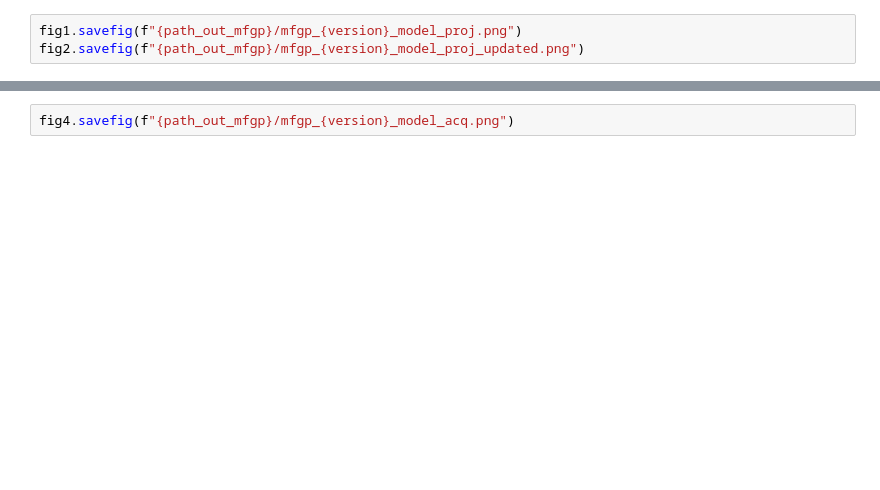
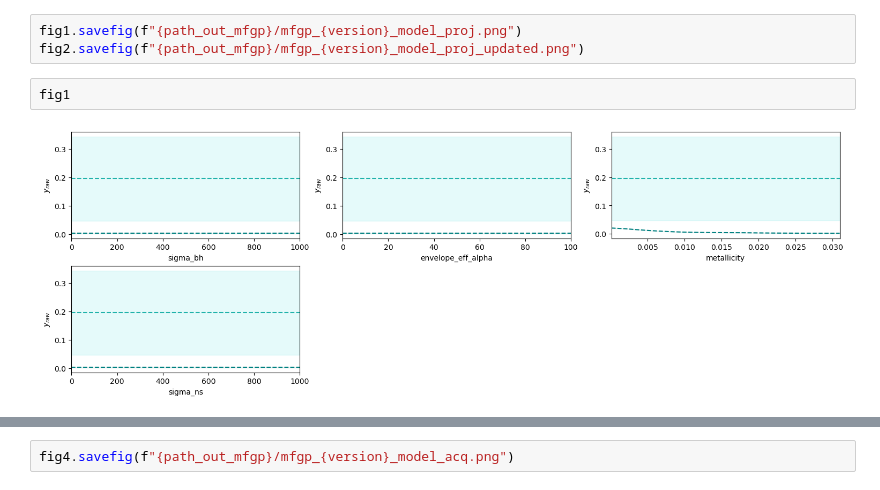
Before and after one commit to brianzliu/resum-coherent, a Jupyter notebook: examples/run_mfgp/multi_fidelity_gaussian_process.ipynb, the cells around one changed output, grey strips where cells are left out. Saved outputs shown, nothing was run; the diff lists cells and outputs as text; blank space fills up the shorter version.

```diff
--- a/examples/run_mfgp/multi_fidelity_gaussian_process.ipynb
+++ b/examples/run_mfgp/multi_fidelity_gaussian_process.ipynb
@@ -165,3 +177,7 @@ Adding [[0.00587, 53.36024, 0.30973, 955.6554]]
 # %%
 fig1.savefig(f"{path_out_mfgp}/mfgp_{version}_model_proj.png")
 fig2.savefig(f"{path_out_mfgp}/mfgp_{version}_model_proj_updated.png")
+# %%
+fig1
+# %% [output]
+[figure, added]
```
Also changed, not shown: parts of 23 cells of this notebook, 9 other files.
